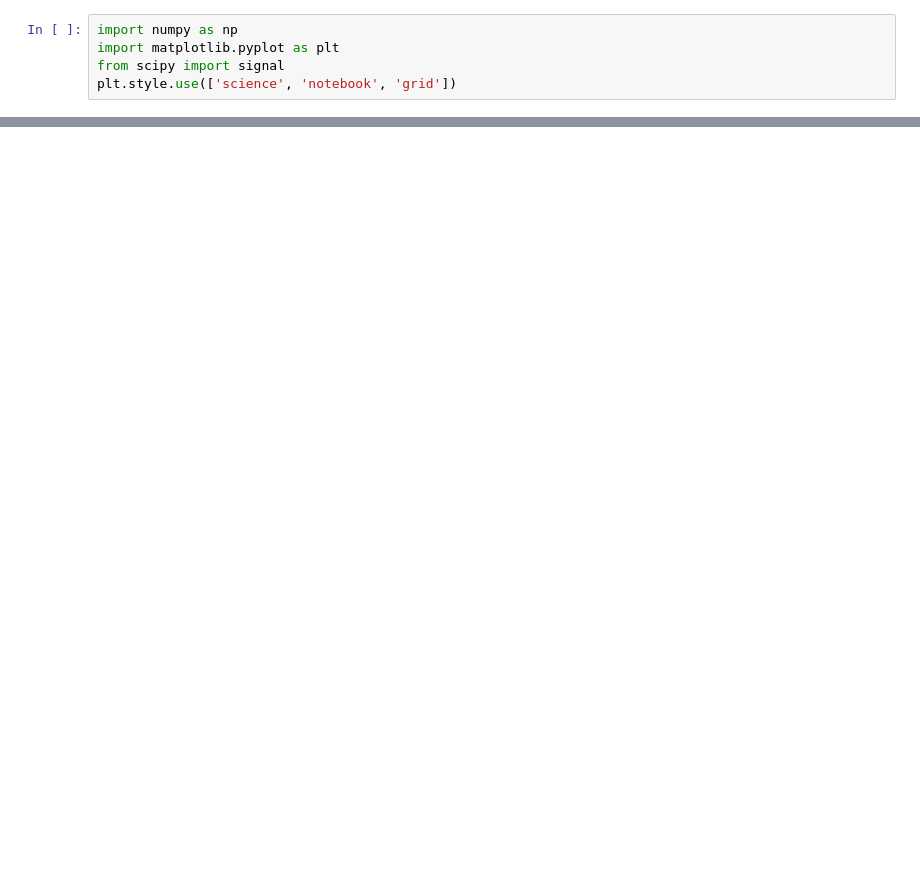
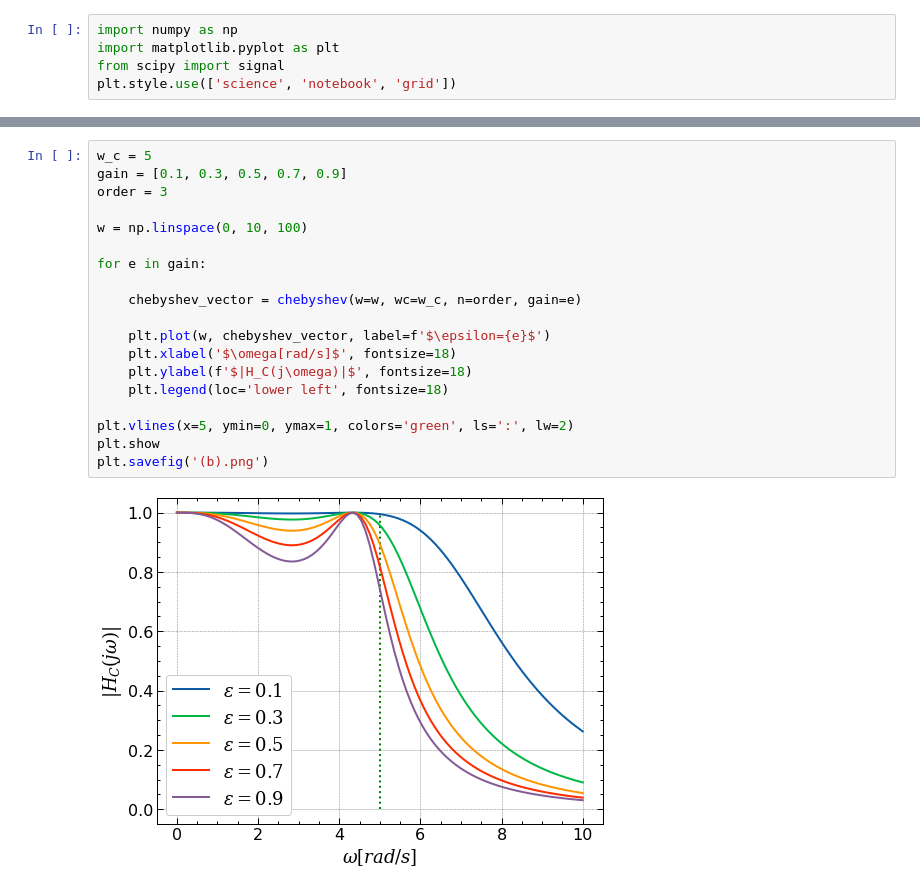
Before and after one commit to vquadrado/EFC3-Analise-de-Sinais, a Jupyter notebook: efc3_225357.ipynb, the cells around one changed output, grey strips where cells are left out. Cells and saved outputs as stored; diff of their text form; blank space fills up the shorter version.

```diff
--- a/efc3_225357.ipynb
+++ b/efc3_225357.ipynb
@@ -260,0 +39,21 @@ x_axis length: 1000
+# %%
+w_c = 5
+gain = [0.1, 0.3, 0.5, 0.7, 0.9]
+order = 3
+
+w = np.linspace(0, 10, 100)
+
+for e in gain:
+
+    chebyshev_vector = chebyshev(w=w, wc=w_c, n=order, gain=e)
+
+    plt.plot(w, chebyshev_vector, label=f'$\epsilon={e}$')
+    plt.xlabel('$\omega[rad/s]$', fontsize=18)
+    plt.ylabel(f'$|H_C(j\omega)|$', fontsize=18)
+    plt.legend(loc='lower left', fontsize=18)
+
+plt.vlines(x=5, ymin=0, ymax=1, colors='green', ls=':', lw=2)
+plt.show
+plt.savefig('(b).png')
+# %% [output]
+[figure, added]
```
Also changed, not shown: parts of 28 cells of this notebook, 14 other files.
